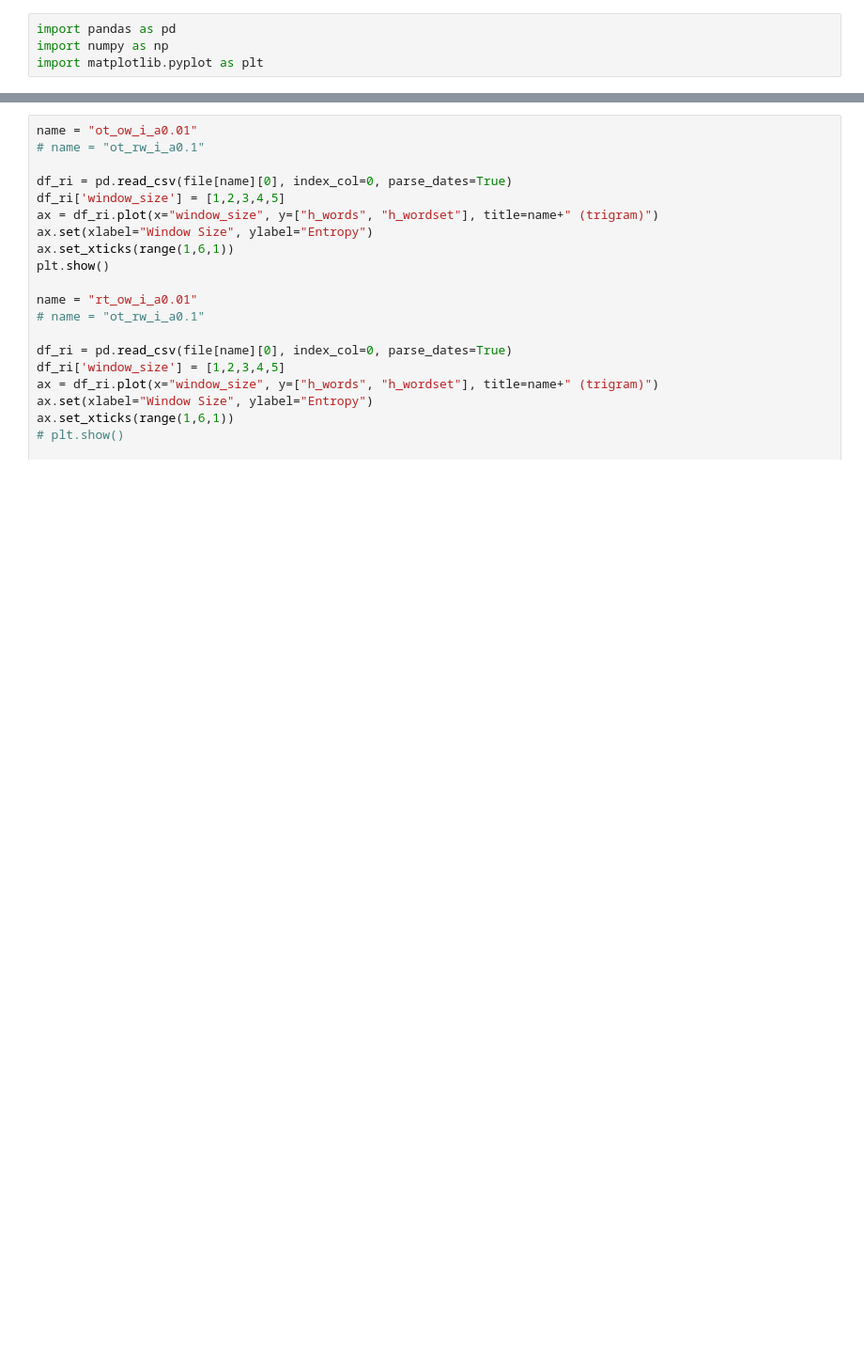
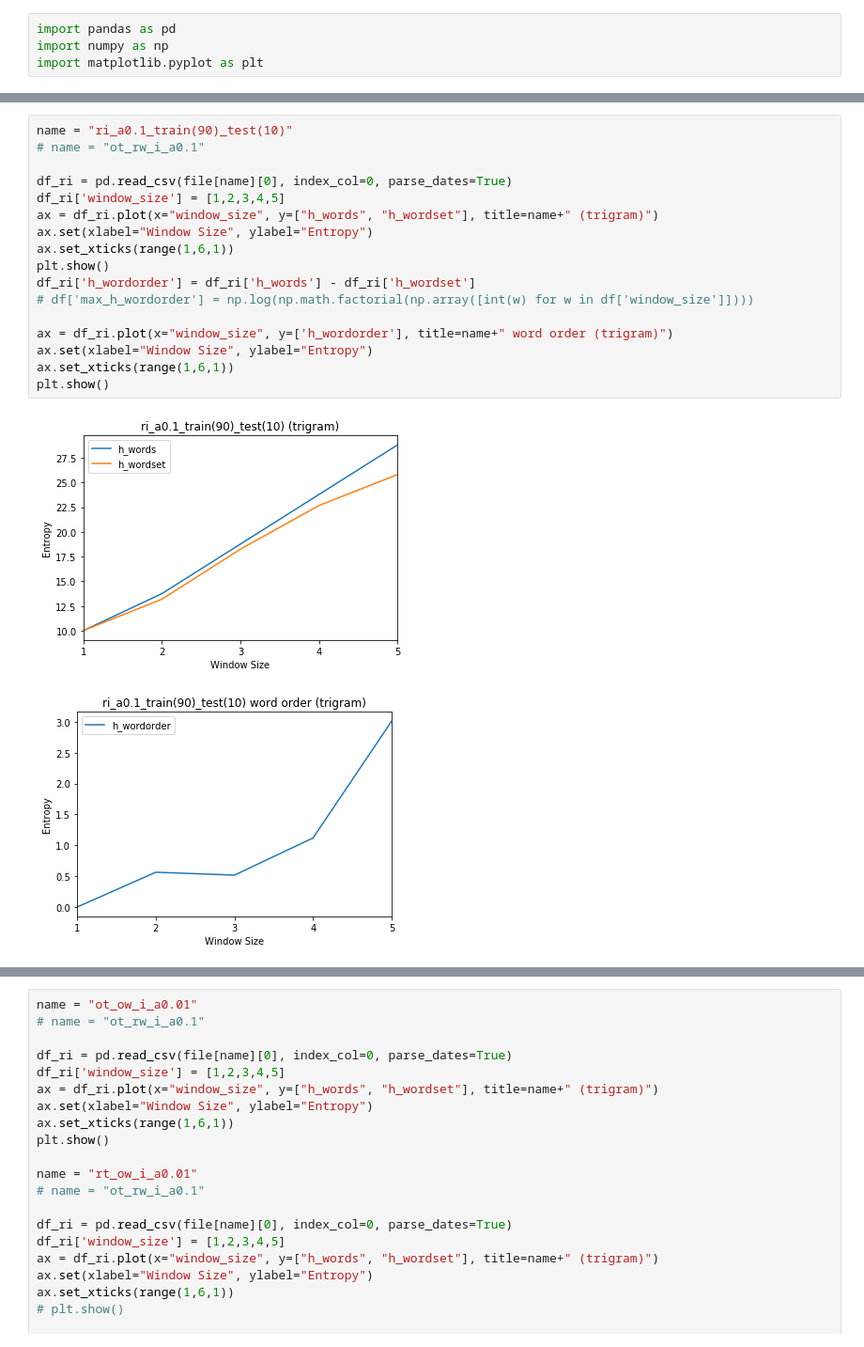
Before and after one commit to savoy1211/lsci199, a Jupyter notebook: lsci199/plot_3grams.ipynb, the cells around one changed output, grey strips where cells are left out. Shown at 94% size. Drawn from its saved outputs; the diff is of its cells as text; blank space fills up the shorter version.

```diff
--- a/lsci199/plot_3grams.ipynb
+++ b/lsci199/plot_3grams.ipynb
@@ -31,2 +89,22 @@ file={
+# %%
+name = "ri_a0.1_train(90)_test(10)"
+# name = "ot_rw_i_a0.1"
+
+df_ri = pd.read_csv(file[name][0], index_col=0, parse_dates=True)
+df_ri['window_size'] = [1,2,3,4,5]
+ax = df_ri.plot(x="window_size", y=["h_words", "h_wordset"], title=name+" (trigram)")
+ax.set(xlabel="Window Size", ylabel="Entropy")
+ax.set_xticks(range(1,6,1))
+plt.show()
+df_ri['h_wordorder'] = df_ri['h_words'] - df_ri['h_wordset']
+# df['max_h_wordorder'] = np.log(np.math.factorial(np.array([int(w) for w in df['window_size']])))
+
+ax = df_ri.plot(x="window_size", y=['h_wordorder'], title=name+" word order (trigram)")
+ax.set(xlabel="Window Size", ylabel="Entropy")
+ax.set_xticks(range(1,6,1))
+plt.show()
+# %% [output]
+[figure, added]
+[figure, added]
 # %%
 # %% [output]
```
Also changed, not shown: parts of 15 cells of this notebook, 4 other files.
